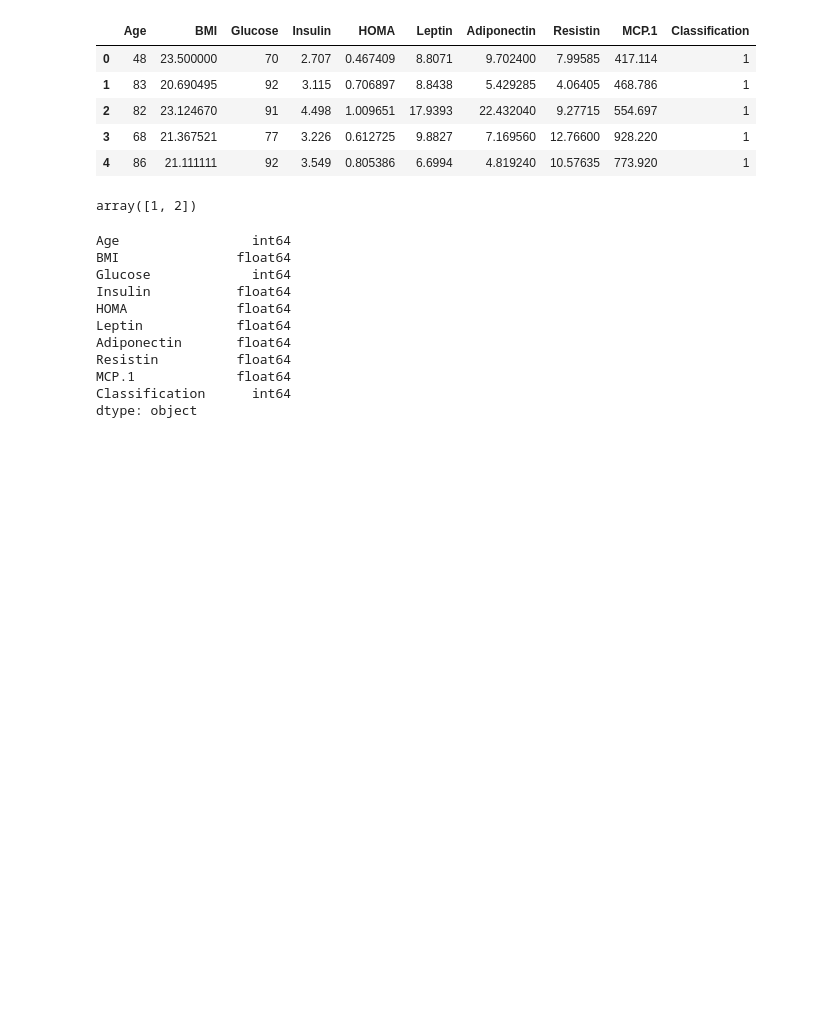
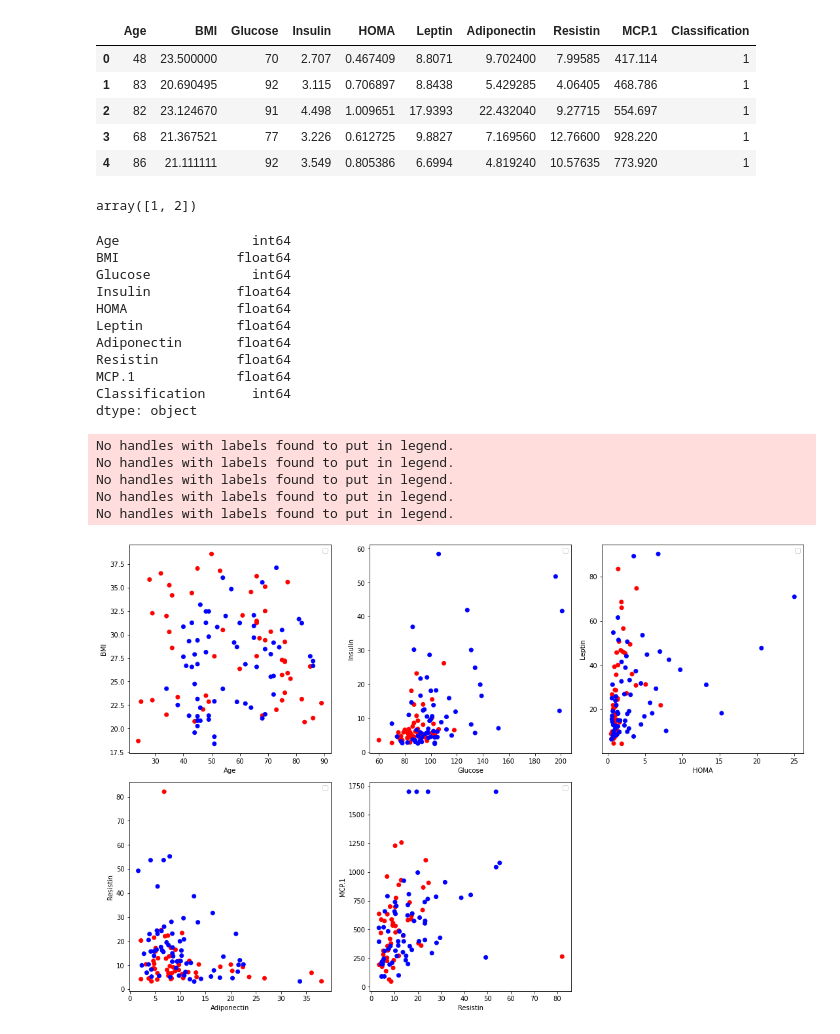
Before and after one commit to MohamadRezaei0/-Breast-Cancer-Prediction-Model, a Jupyter notebook: t1.ipynb, the cells around one changed output. Saved outputs shown, nothing was run; the diff lists cells and outputs as text; code cells hidden in the pictures; blank space fills up the shorter version.

Commit message:
plot data columns

```diff
--- a/t1.ipynb
+++ b/t1.ipynb
@@ -28,3 +28,49 @@ Resistin          float64
 MCP.1             float64
 Classification      int64
 dtype: object
+# %%
+import matplotlib
+import matplotlib.pyplot as plt
+
+colums = [['Age', 'BMI'],
+          ['Glucose', 'Insulin'],
+          ['HOMA', 'Leptin'],
+          ['Adiponectin', 'Resistin'],
+          ['Resistin', 'MCP.1']]
+
+n_row = 2
+n_col = 3
+
+
+class_colors = ['red', 'blue']
+
+fig, axs = plt.subplots(n_row, n_col, tight_layout=False, figsize=(15 ,10))
+count = 0
+for vertical_axs in axs:
+    for ax in vertical_axs:
+
+        # invisible empty plot
+        if(count == (n_row*n_col)-1):
+            ax.set_visible(False)
+            break
+
+        # column names
+        vertical = colums[count][0]
+        horizontal = colums[count][1]
+
+        ax.scatter(dataFrame[vertical], dataFrame[horizontal],
+                   c=dataFrame['Classification'],
+                   cmap=matplotlib.colors.ListedColormap(class_colors))
+
+        ax.set_xlabel(vertical)
+        ax.set_ylabel(horizontal)
+
+        count += 1
+# fig.legend(['1', '2'], title='Labels',loc='lower right', bbox_to_anchor=(0.4, .3, 0.5, 0.5))
+# %% [output]
+No handles with labels found to put in legend.
+No handles with labels found to put in legend.
+No handles with labels found to put in legend.
+No handles with labels found to put in legend.
+No handles with labels found to put in legend.
+[figure, added]
```
